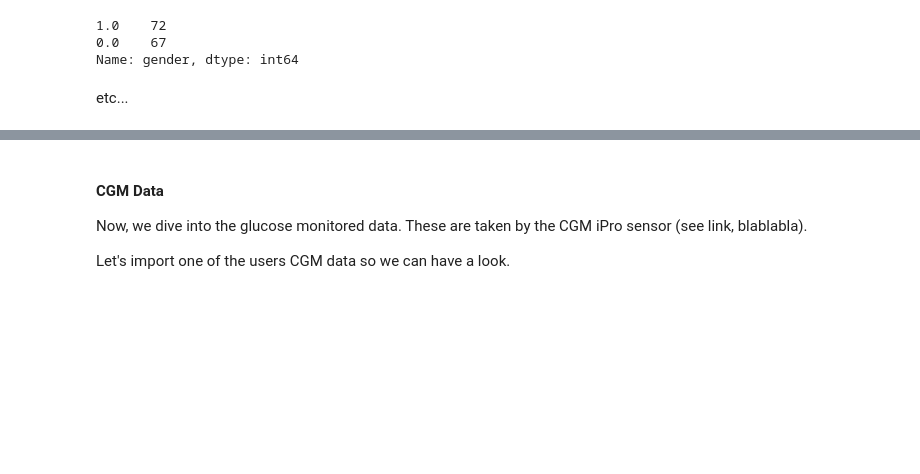
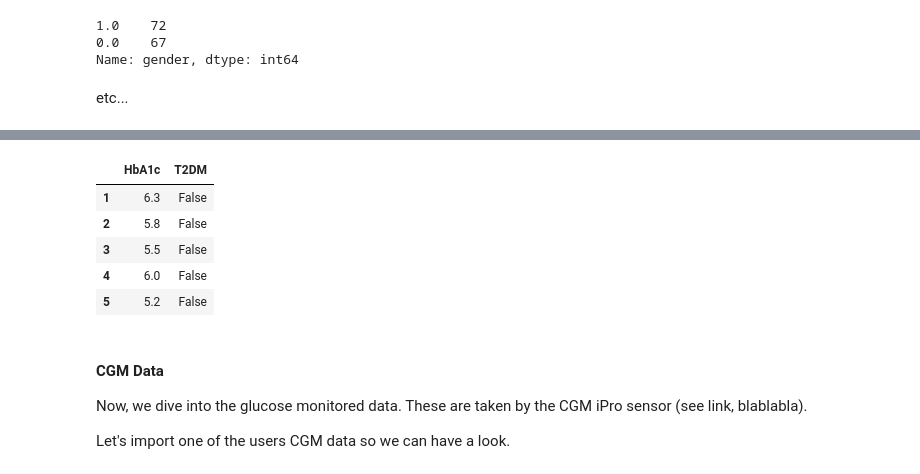
Before and after one commit to AlexandreChaussard/Datacamp-Project, a Jupyter notebook: DT2_starting_kit.ipynb, the cells around one changed output, grey strips where cells are left out. Cells and saved outputs as stored; diff of their text form; code cells hidden in the pictures; blank space fills up the shorter version.

```diff
--- a/DT2_starting_kit.ipynb
+++ b/DT2_starting_kit.ipynb
@@ -78,3 +84,15 @@ etc...
+# %%
+from problem import get_HbA1c_and_labels_data
+
+df_hba1c = get_HbA1c_and_labels_data()
+df_hba1c.head()
+# %% [output]
+|  | HbA1c | T2DM |
+| 1 | 6.3 | False |
+| 2 | 5.8 | False |
+| 3 | 5.5 | False |
+| 4 | 6.0 | False |
+| 5 | 5.2 | False |
 # %% [markdown]
 #### CGM Data
 
```
Also changed, not shown: parts of 5 cells of this notebook, 1 other file.
